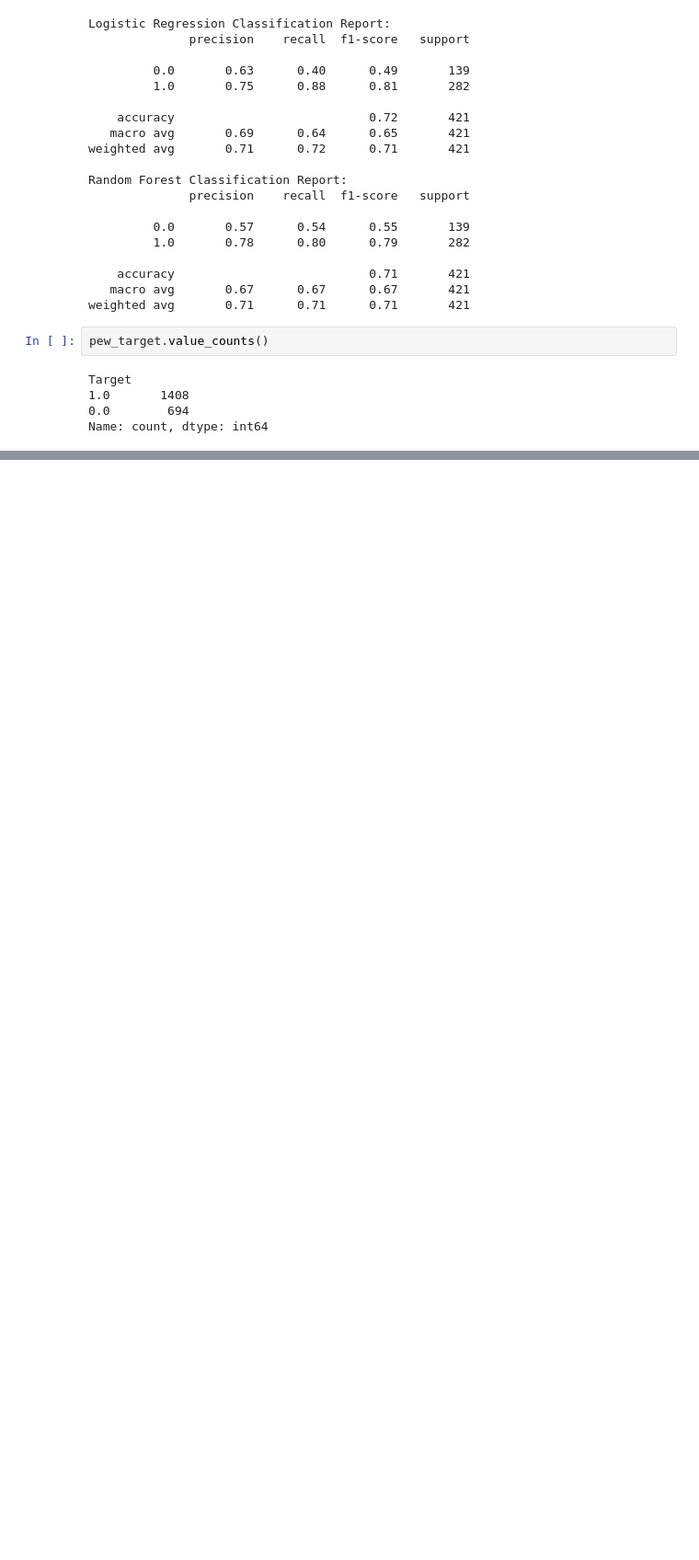
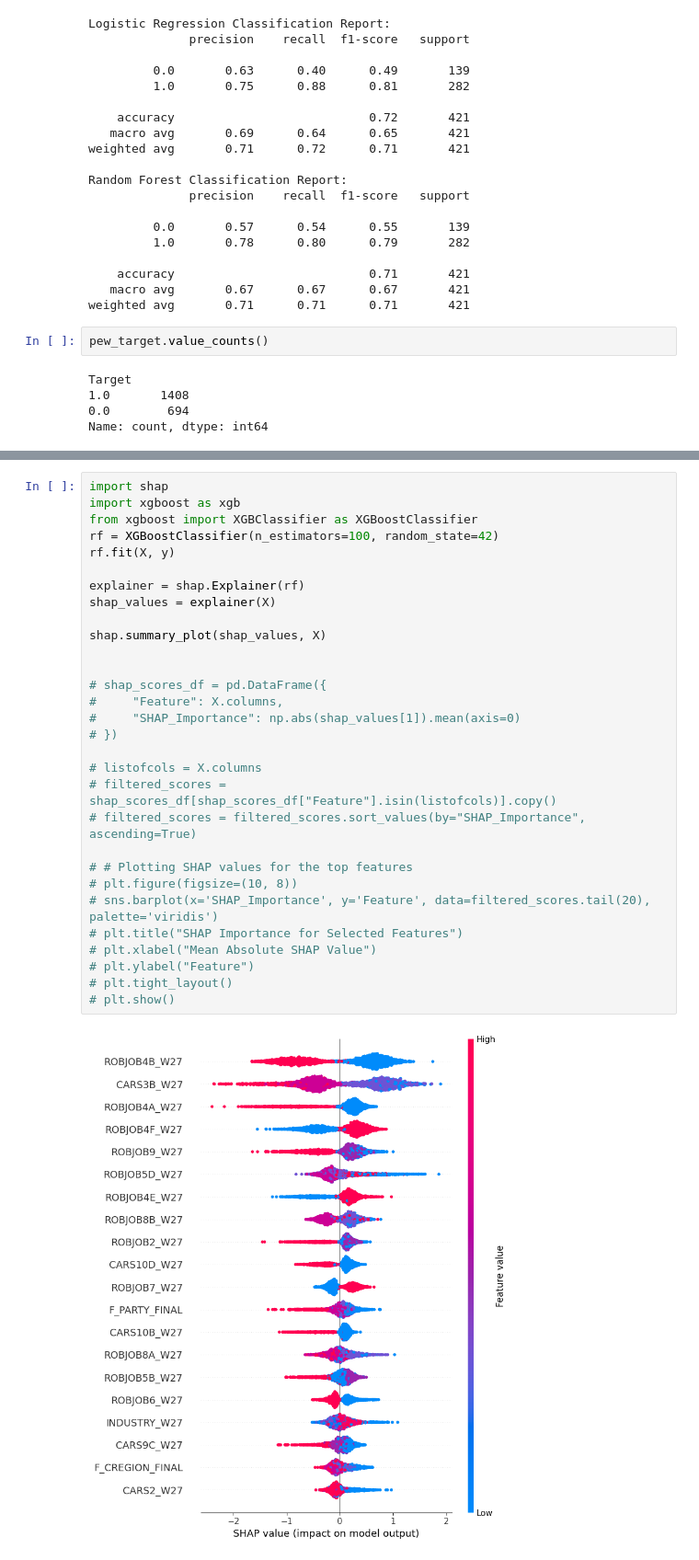
Before and after one commit to ashcds/automation-worry-indicator, a Jupyter notebook: tech_adopt.ipynb, the cells around one changed output, grey strips where cells are left out. Shown at 92% size. Drawn from its saved outputs; the diff is of its cells as text; blank space fills up the shorter version.

Commit message:
Update with SHAP

```diff
--- a/tech_adopt.ipynb
+++ b/tech_adopt.ipynb
@@ -448,0 +360,32 @@ ValueError: All arrays must be of the same length
+# %%
+import shap
+import xgboost as xgb
+from xgboost import XGBClassifier as XGBoostClassifier
+rf = XGBoostClassifier(n_estimators=100, random_state=42)
+rf.fit(X, y)
+
+explainer = shap.Explainer(rf)
+shap_values = explainer(X)
+
+shap.summary_plot(shap_values, X)
+
+
+# shap_scores_df = pd.DataFrame({
+#     "Feature": X.columns,
+#     "SHAP_Importance": np.abs(shap_values[1]).mean(axis=0)
+# })
+
+# listofcols = X.columns
+# filtered_scores = shap_scores_df[shap_scores_df["Feature"].isin(listofcols)].copy()
+# filtered_scores = filtered_scores.sort_values(by="SHAP_Importance", ascending=True)
+
+# # Plotting SHAP values for the top features
+# plt.figure(figsize=(10, 8))
+# sns.barplot(x='SHAP_Importance', y='Feature', data=filtered_scores.tail(20), palette='viridis')
+# plt.title("SHAP Importance for Selected Features")
+# plt.xlabel("Mean Absolute SHAP Value")
+# plt.ylabel("Feature")
+# plt.tight_layout()
+# plt.show()
+# %% [output]
+[figure, added]
```
Also changed, not shown: parts of 3 cells of this notebook.
